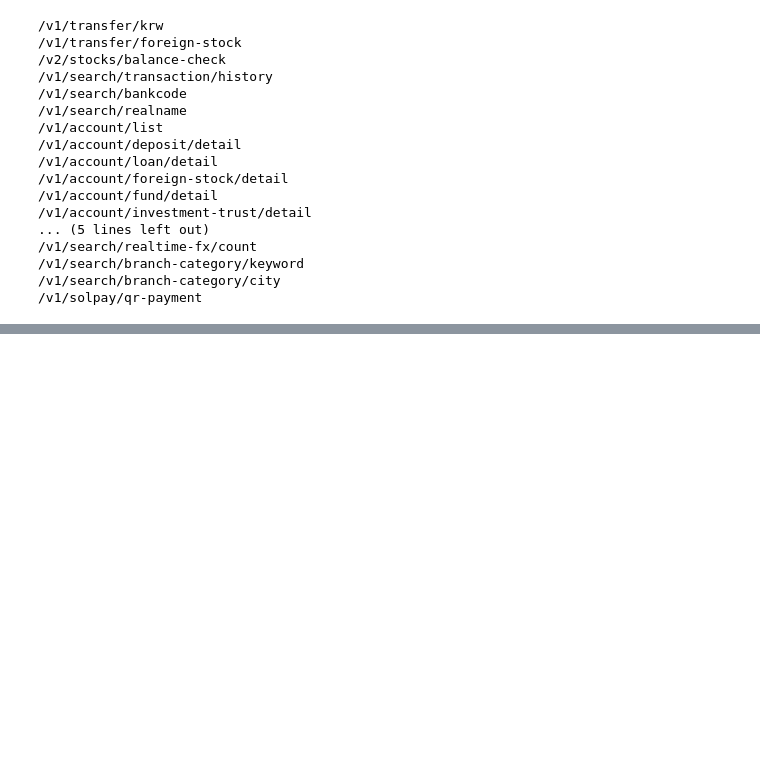
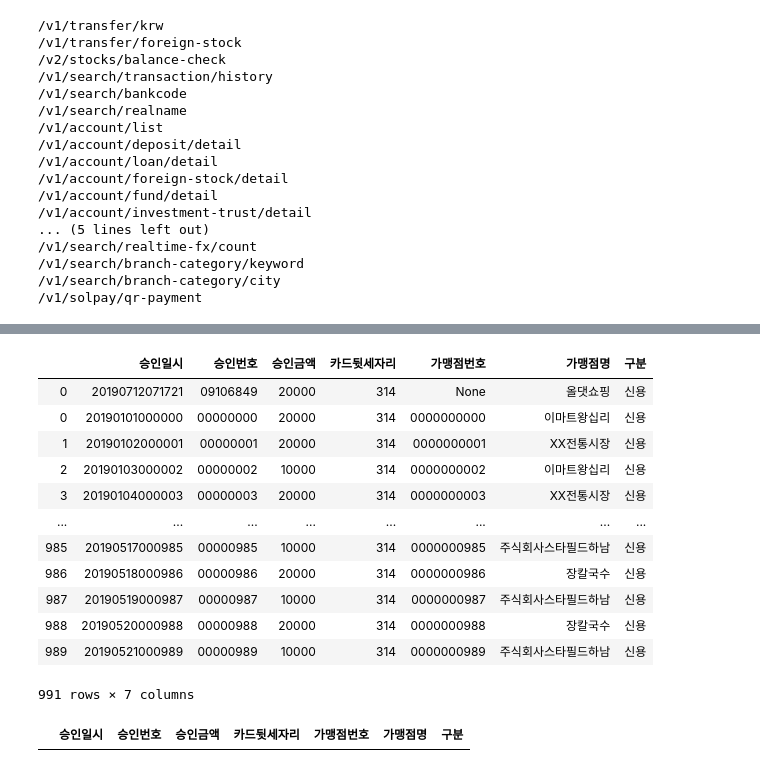
Before and after one commit to thjeong/hack2019, a Jupyter notebook: Untitled.ipynb, the cells around one changed output, grey strips where cells are left out. Saved outputs shown, nothing was run; the diff lists cells and outputs as text; code cells hidden in the pictures; blank space fills up the shorter version.

```diff
--- a/Untitled.ipynb
+++ b/Untitled.ipynb
@@ -663,0 +695,26 @@ for i in uri_list:
+# %%
+crd_card_df = shcSearchUseforDomestic('20190101', '20191010', debitTF=0)
+input_aprvamt = int(crd_card_df['승인금액'][0])
+cardno = crd_card_df['카드뒷세자리'][0]
+crd_card_df = pd.concat([crd_card_df, genSHCTrans('user2', input_aprvamt, cardno, '20190101', '20191010')])
+crd_card_df['구분'] = '신용'
+# %%
+crd_card_df
+# %% [output]
+|  | 승인일시 | 승인번호 | 승인금액 | 카드뒷세자리 | 가맹점번호 | 가맹점명 | 구분 |
+| 0 | 20190712071721 | 09106849 | 20000 | 314 | None | 올댓쇼핑 | 신용 |
+| 0 | 20190101000000 | 00000000 | 20000 | 314 | 0000000000 | 이마트왕십리 | 신용 |
+| 1 | 20190102000001 | 00000001 | 20000 | 314 | 0000000001 | XX전통시장 | 신용 |
+| 2 | 20190103000002 | 00000002 | 10000 | 314 | 0000000002 | 이마트왕십리 | 신용 |
+| 3 | 20190104000003 | 00000003 | 20000 | 314 | 0000000003 | XX전통시장 | 신용 |
+| ... | ... | ... | ... | ... | ... | ... | ... |
+| 985 | 20190517000985 | 00000985 | 10000 | 314 | 0000000985 | 주식회사스타필드하남 | 신용 |
+| 986 | 20190518000986 | 00000986 | 20000 | 314 | 0000000986 | 장칼국수 | 신용 |
+| 987 | 20190519000987 | 00000987 | 10000 | 314 | 0000000987 | 주식회사스타필드하남 | 신용 |
+| 988 | 20190520000988 | 00000988 | 20000 | 314 | 0000000988 | 장칼국수 | 신용 |
+| 989 | 20190521000989 | 00000989 | 10000 | 314 | 0000000989 | 주식회사스타필드하남 | 신용 |
+991 rows × 7 columns
+# %%
+genAdditionalSHCTrans(input_aprvamt, cardno, 0)
+# %% [output]
+|  | 승인일시 | 승인번호 | 승인금액 | 카드뒷세자리 | 가맹점번호 | 가맹점명 | 구분 |
```
Also changed, not shown: parts of 10 cells of this notebook, 3 other files.
